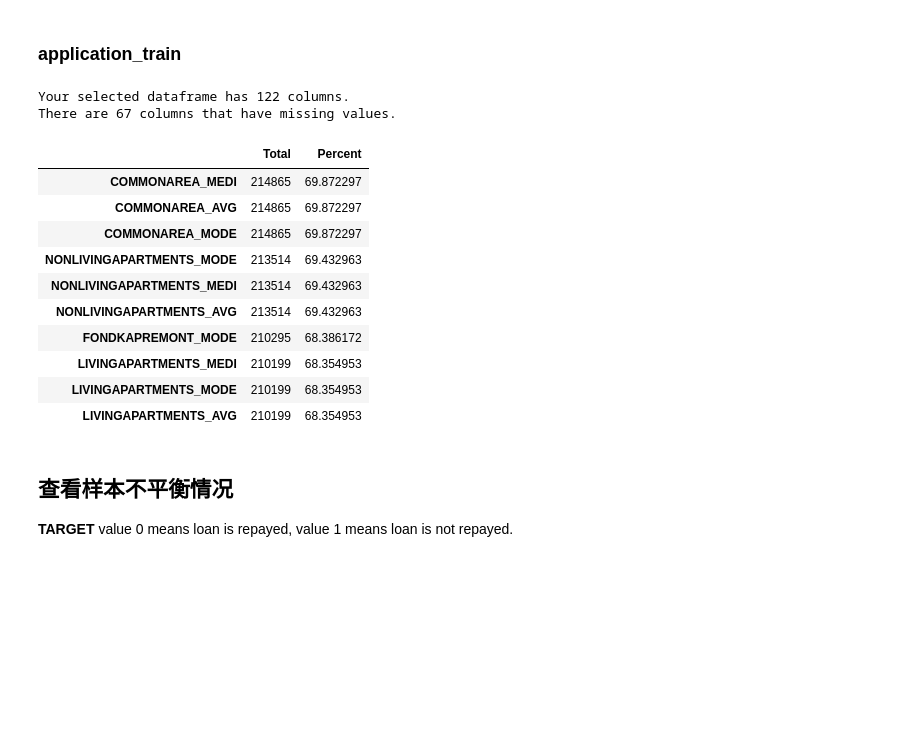
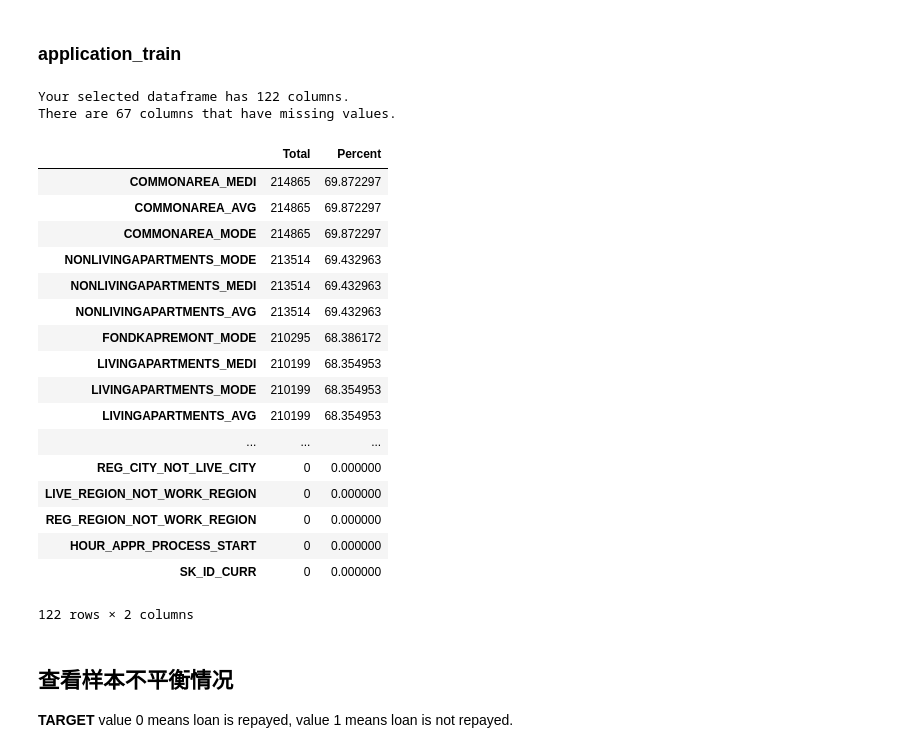
Before and after one commit to MagleHJ/Kaggle_Home_Credit_Default_Risk, a Jupyter notebook: src/xxq/EDA.ipynb, the cells around one changed output. Saved outputs shown, nothing was run; the diff lists cells and outputs as text; code cells hidden in the pictures; blank space fills up the shorter version.

```diff
--- a/src/xxq/EDA.ipynb
+++ b/src/xxq/EDA.ipynb
@@ -85,21 +87,28 @@ def missing_data(data):
 # %% [markdown]
 ### application_train
 # %%
-missing_data(application_train).head(10)
+missing_data(application_train)
 # %% [output]
 Your selected dataframe has 122 columns.
 There are 67 columns that have missing values.
 |  | Total | Percent |
 | COMMONAREA_MEDI | 214865 | 69.872297 |
 | COMMONAREA_AVG | 214865 | 69.872297 |
 | COMMONAREA_MODE | 214865 | 69.872297 |
 | NONLIVINGAPARTMENTS_MODE | 213514 | 69.432963 |
 | NONLIVINGAPARTMENTS_MEDI | 213514 | 69.432963 |
 | NONLIVINGAPARTMENTS_AVG | 213514 | 69.432963 |
 | FONDKAPREMONT_MODE | 210295 | 68.386172 |
 | LIVINGAPARTMENTS_MEDI | 210199 | 68.354953 |
 | LIVINGAPARTMENTS_MODE | 210199 | 68.354953 |
 | LIVINGAPARTMENTS_AVG | 210199 | 68.354953 |
+| ... | ... | ... |
+| REG_CITY_NOT_LIVE_CITY | 0 | 0.000000 |
+| LIVE_REGION_NOT_WORK_REGION | 0 | 0.000000 |
+| REG_REGION_NOT_WORK_REGION | 0 | 0.000000 |
+| HOUR_APPR_PROCESS_START | 0 | 0.000000 |
+| SK_ID_CURR | 0 | 0.000000 |
+122 rows × 2 columns
 # %% [markdown]
 ## 查看样本不平衡情况
 
```
Also changed, not shown: parts of 5 cells of this notebook, 1 other file.
